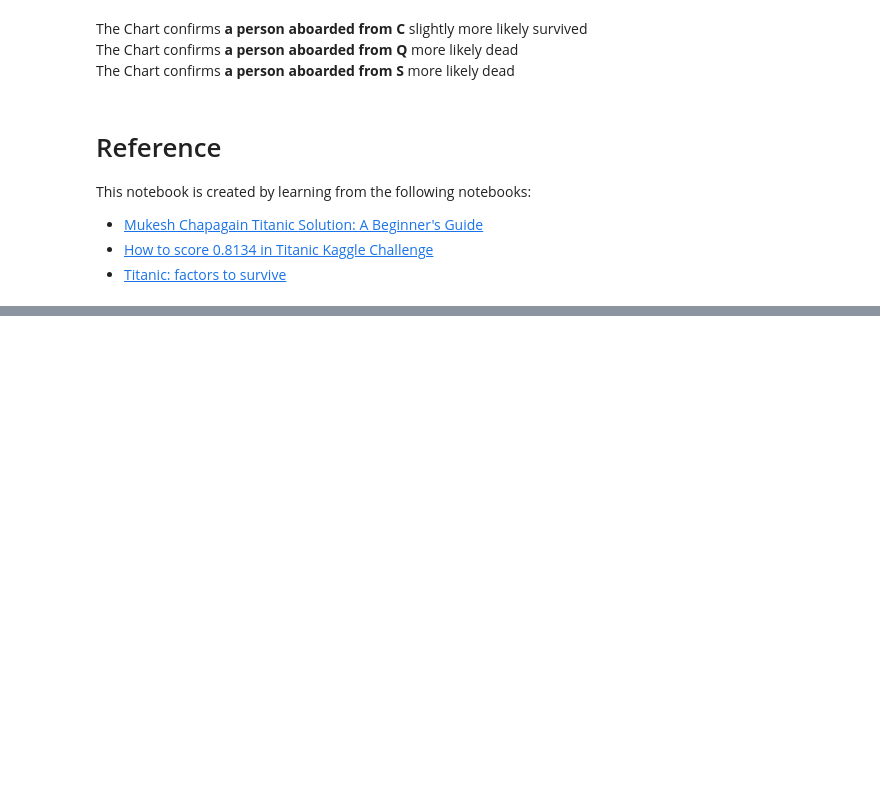
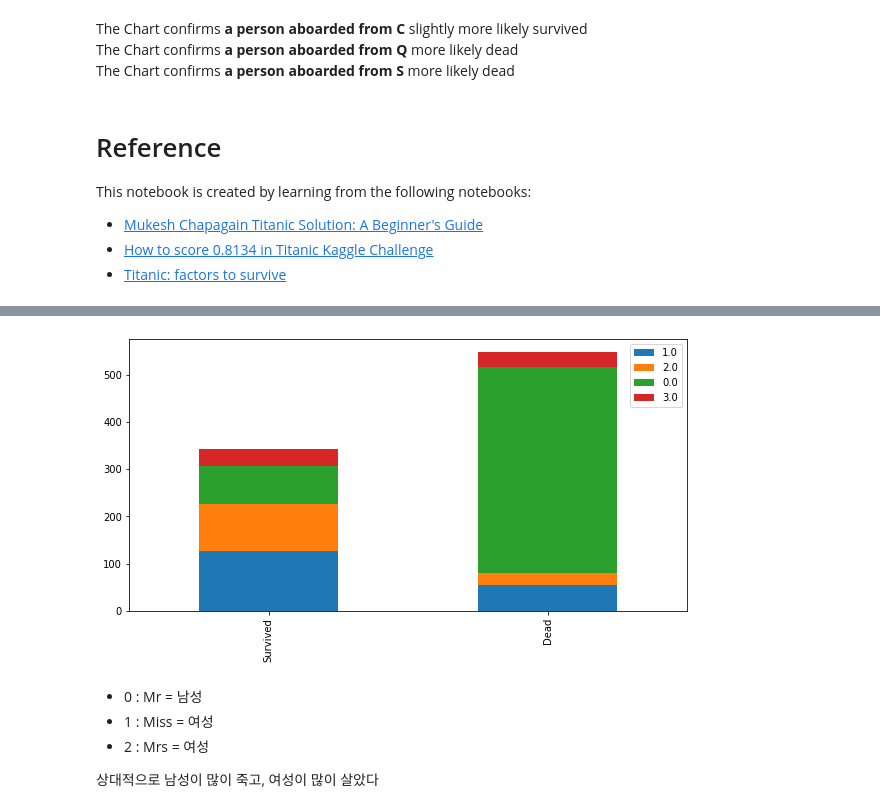
Before and after one commit to Lim-JiSeon/DataAnalysis, a Jupyter notebook: Data Analysis/Kaggle/Titanic/titanic_solution.ipynb, the cells around one changed output, grey strips where cells are left out. Drawn from its saved outputs; the diff is of its cells as text; code cells hidden in the pictures; blank space fills up the shorter version.

```diff
--- a/Data Analysis/Kaggle/Titanic/titanic_solution.ipynb
+++ b/Data Analysis/Kaggle/Titanic/titanic_solution.ipynb
@@ -217,0 +319,10 @@ This notebook is created by learning from the following notebooks:
+# %%
+bar_chart('Title')
+# %% [output]
+[figure, added]
+# %% [markdown]
+- 0 : Mr = 남성
+- 1 : Miss = 여성
+- 2 : Mrs = 여성
+
+상대적으로 남성이 많이 죽고, 여성이 많이 살았다
```
Also changed, not shown: parts of 68 cells of this notebook.
